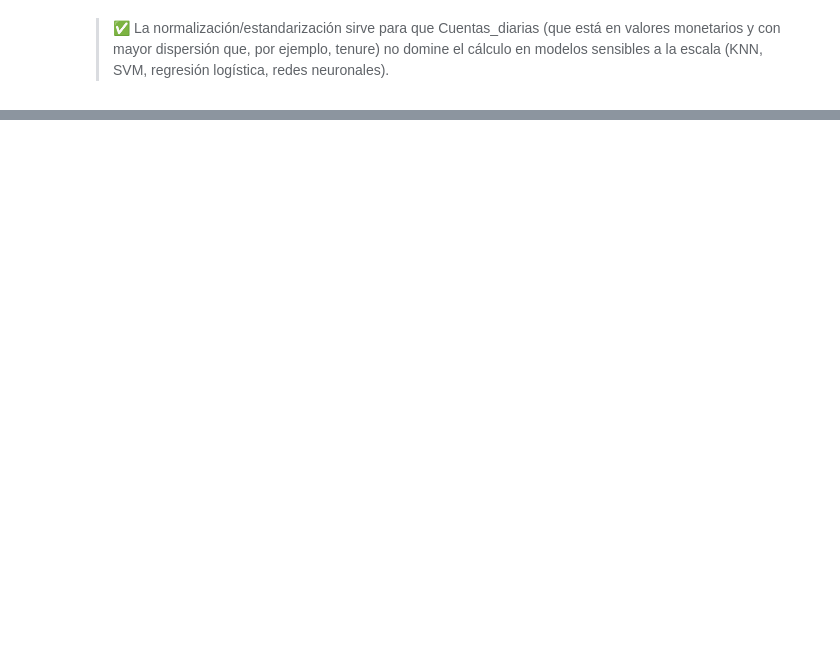
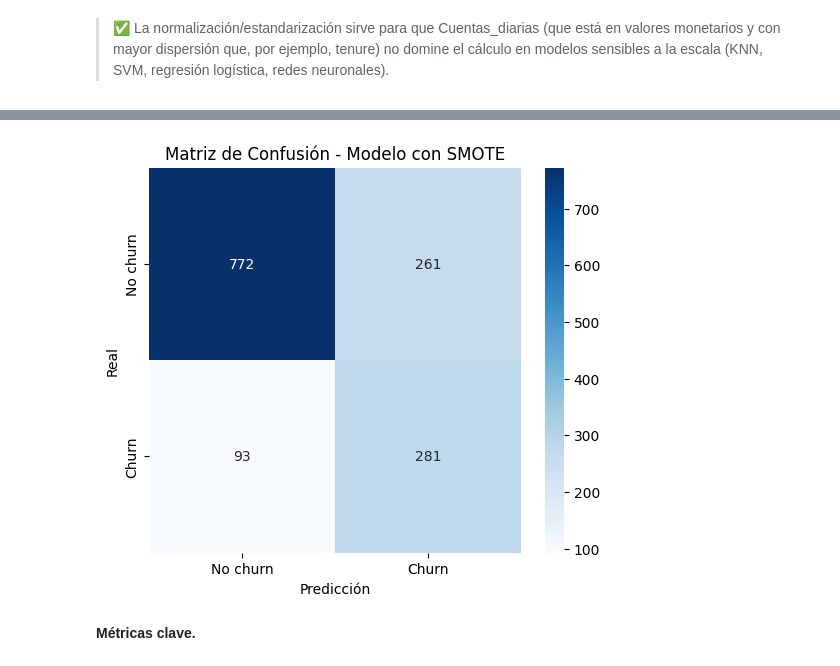
Before and after one commit to EuniceGarcia503/Challenge3_TelecomX_LATAM_parte_II, a Jupyter notebook: Challenge_TelecomX_parte_II.ipynb, the cells around one changed output, grey strips where cells are left out. Cells and saved outputs as stored; diff of their text form; code cells hidden in the pictures; blank space fills up the shorter version.

Commit message:
Agrego  baseline, modelo de árbol de decisión simple con balanceo y sin balanceo, agrego sección de interpretación y conclusiones con información de modelo de árbol.

```diff
--- a/Challenge_TelecomX_parte_II.ipynb
+++ b/Challenge_TelecomX_parte_II.ipynb
@@ -451,0 +592,9 @@ memory usage: 473.8 KB
+# %%
+# Inicializar el scaler
+scaler = MinMaxScaler()
+
+# Ajustar SOLO en el train
+X_train_enc[numericas] = scaler.fit_transform(X_train_enc[numericas])
+
+# Transformar el test con el mismo ajuste
+X_test_enc[numericas] = scaler.transform(X_test_enc[numericas])
@@ -451,0 +626,9 @@ memory usage: 473.8 KB
+# %%
+# Crear objeto SMOTE
+smote = SMOTE(random_state=42)
+
+# Aplicar SOLO sobre el set de entrenamiento
+X_train_bal, y_train_bal = smote.fit_resample(X_train_enc, y_train)
+
+print("Antes del SMOTE:", y_train.value_counts(normalize=True))
+print("Después del SMOTE:", y_train_bal.value_counts(normalize=True))
@@ -950,0 +1200,4 @@ Pero si tu objetivo es interpretar coeficientes o usas un modelo lineal, sí con
+# %%
+#Árbol entrenado con SMOTE (X_train_bal, y_train_bal)
+tree_sm = DecisionTreeClassifier(max_depth=7,random_state=5)
+tree_sm.fit(X_train_bal, y_train_bal)
@@ -950,0 +1206,9 @@ Pero si tu objetivo es interpretar coeficientes o usas un modelo lineal, sí con
+# %%
+# 2) Evaluación en TEST real (¡no balancear test!)
+y_pred = tree_sm.predict(X_test_enc)
+y_prob = tree_sm.predict_proba(X_test_enc)[:, 1]
+
+print("Accuracy:", round(accuracy_score(y_test, y_pred), 3))
+print("ROC AUC:", round(roc_auc_score(y_test, y_prob), 3))
+print(confusion_matrix(y_test, y_pred))
+print(classification_report(y_test, y_pred, target_names=["No churn","Churn"], digits=3))
@@ -950,0 +1252,18 @@ Pero si tu objetivo es interpretar coeficientes o usas un modelo lineal, sí con
+# %%
+# Valores reales (y_test) y predicciones (y_pred)
+# Asegúrate de tenerlos definidos en tu notebook antes de correr esto
+cm = confusion_matrix(y_test, y_pred)
+
+plt.figure(figsize=(6, 5))
+sns.heatmap(cm, annot=True, fmt='d', cmap='Blues',
+            xticklabels=['No churn', 'Churn'],
+            yticklabels=['No churn', 'Churn'])
+
+plt.xlabel('Predicción')
+plt.ylabel('Real')
+plt.title('Matriz de Confusión - Modelo con SMOTE')
+plt.show()
+# %% [output]
+[figure, added]
+# %% [markdown]
+**Métricas clave.**
```
Also changed, not shown: parts of 57 cells of this notebook.
